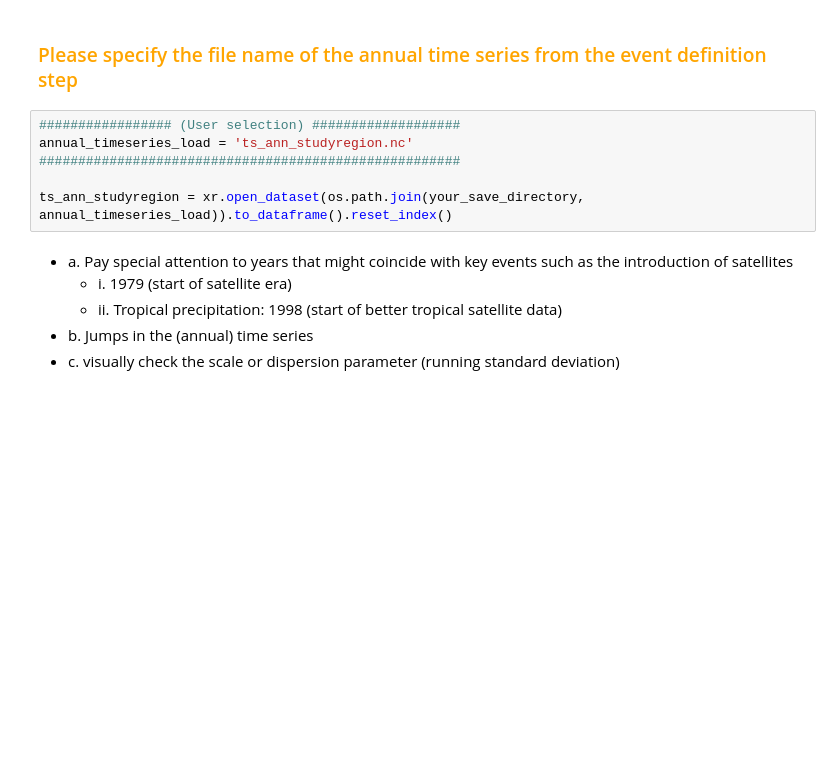
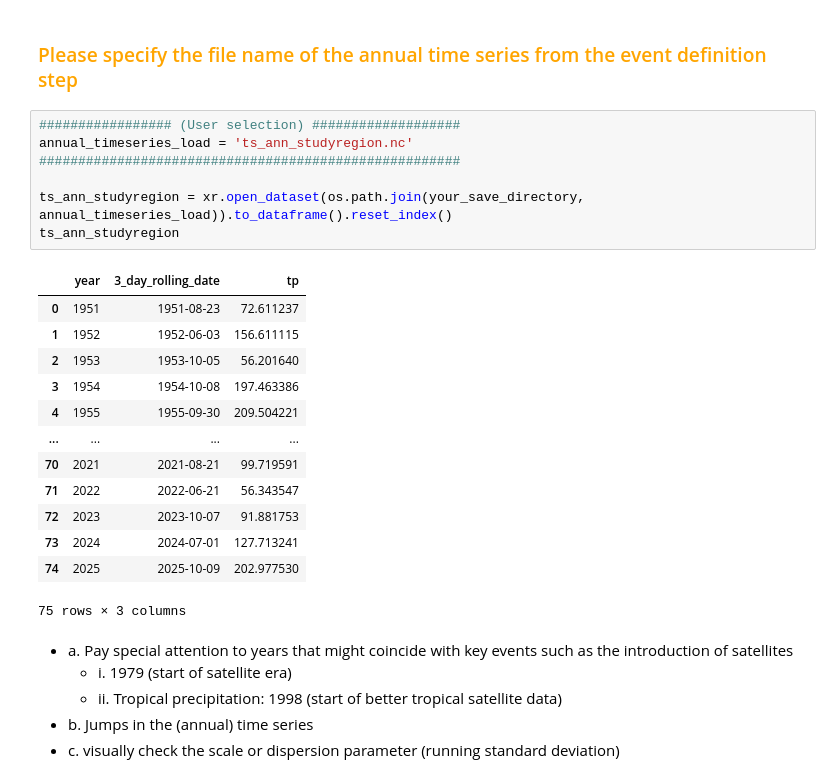
Before and after one commit to izpinto/c3s-451, a Jupyter notebook: library/C3S_TrendAnalysis_Tjerk.ipynb, the cells around one changed output. Saved outputs shown, nothing was run; the diff lists cells and outputs as text; blank space fills up the shorter version.

```diff
--- a/library/C3S_TrendAnalysis_Tjerk.ipynb
+++ b/library/C3S_TrendAnalysis_Tjerk.ipynb
@@ -82,9 +101,24 @@ elif parameter == "Precipitation":
 # %%
 ################# (User selection) ###################
 annual_timeseries_load = 'ts_ann_studyregion.nc'
 ######################################################
 
 ts_ann_studyregion = xr.open_dataset(os.path.join(your_save_directory, annual_timeseries_load)).to_dataframe().reset_index()
+ts_ann_studyregion
+# %% [output]
+|  | year | 3_day_rolling_date | tp |
+| 0 | 1951 | 1951-08-23 | 72.611237 |
+| 1 | 1952 | 1952-06-03 | 156.611115 |
+| 2 | 1953 | 1953-10-05 | 56.201640 |
+| 3 | 1954 | 1954-10-08 | 197.463386 |
+| 4 | 1955 | 1955-09-30 | 209.504221 |
+| ... | ... | ... | ... |
+| 70 | 2021 | 2021-08-21 | 99.719591 |
+| 71 | 2022 | 2022-06-21 | 56.343547 |
+| 72 | 2023 | 2023-10-07 | 91.881753 |
+| 73 | 2024 | 2024-07-01 | 127.713241 |
+| 74 | 2025 | 2025-10-09 | 202.977530 |
+75 rows × 3 columns
 # %% [markdown]
 - a. Pay special attention to years that might coincide with key events such as the introduction of satellites
     - i. 1979 (start of satellite era)
```
Also changed, not shown: parts of 24 cells of this notebook.
